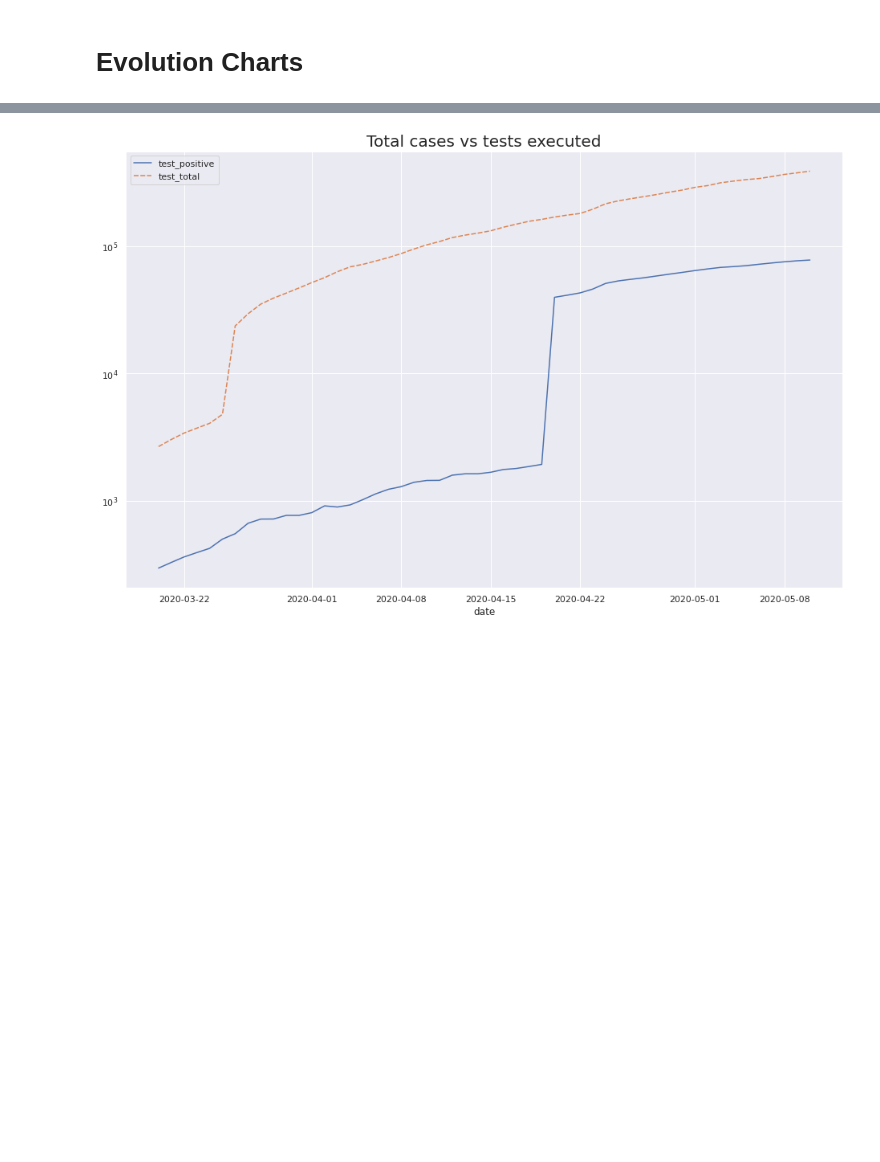
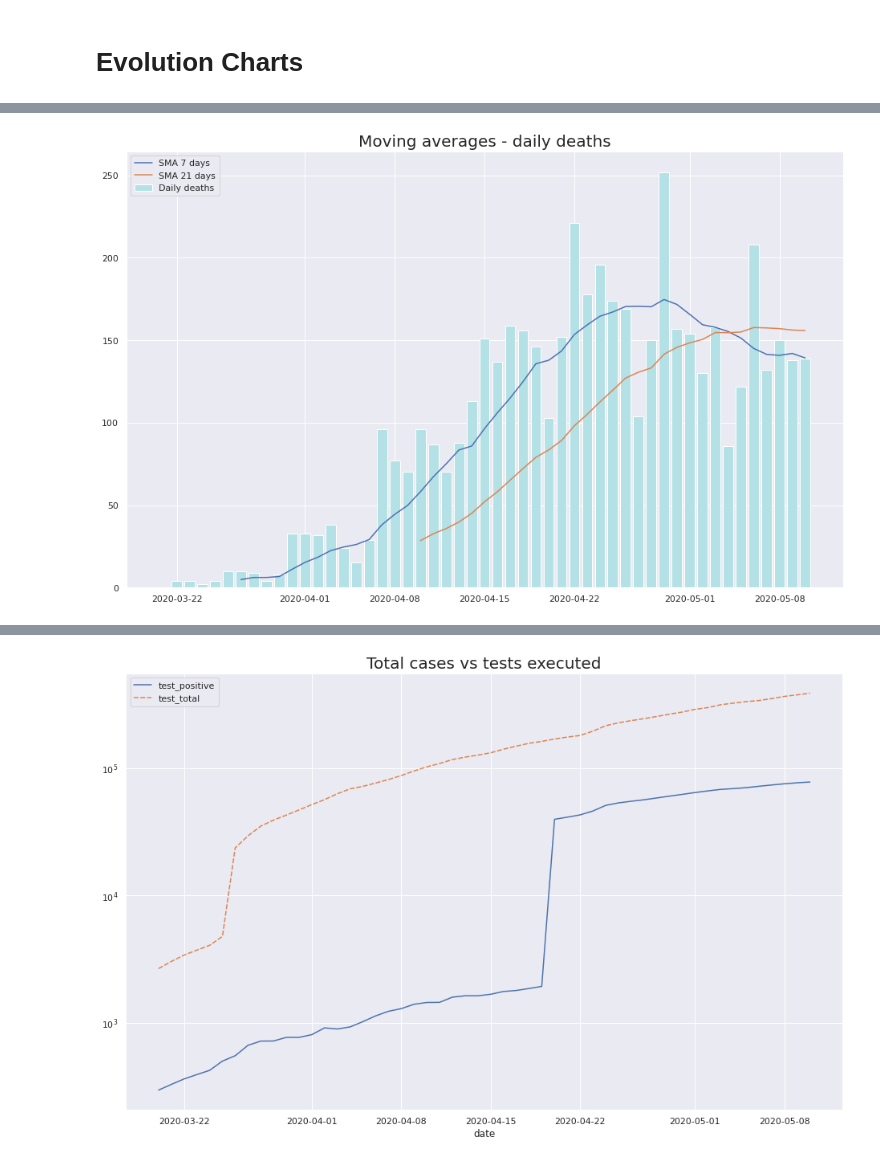
Before and after one commit to rscarvalho/coronavirus-daily-report, a Jupyter notebook: Plots.ipynb, the cells around one changed output, grey strips where cells are left out. Cells and saved outputs as stored; diff of their text form; code cells hidden in the pictures; blank space fills up the shorter version.

```diff
--- a/Plots.ipynb
+++ b/Plots.ipynb
@@ -26,3 +41,12 @@ smas["deaths_SMA_21"] = evolution_df["deaths"].rolling(window=21).mean()
+# %%
+plt.plot(smas["deaths_SMA_7"], label="SMA 7 days")
+plt.plot(smas["deaths_SMA_21"], label="SMA 21 days")
+plt.bar(evolution_df.index, evolution_df["deaths"], label="Daily deaths", color="#b3e1e5")
+plt.legend(loc=2)
+plt.title("Moving averages - daily deaths")
+plt.show()
+# %% [output]
+[figure, added]
 # %%
 # plt.figure(figsize=(16, 10))
 ax = sns.lineplot(data=cases_df)
```
Also changed, not shown: parts of 11 cells of this notebook.
